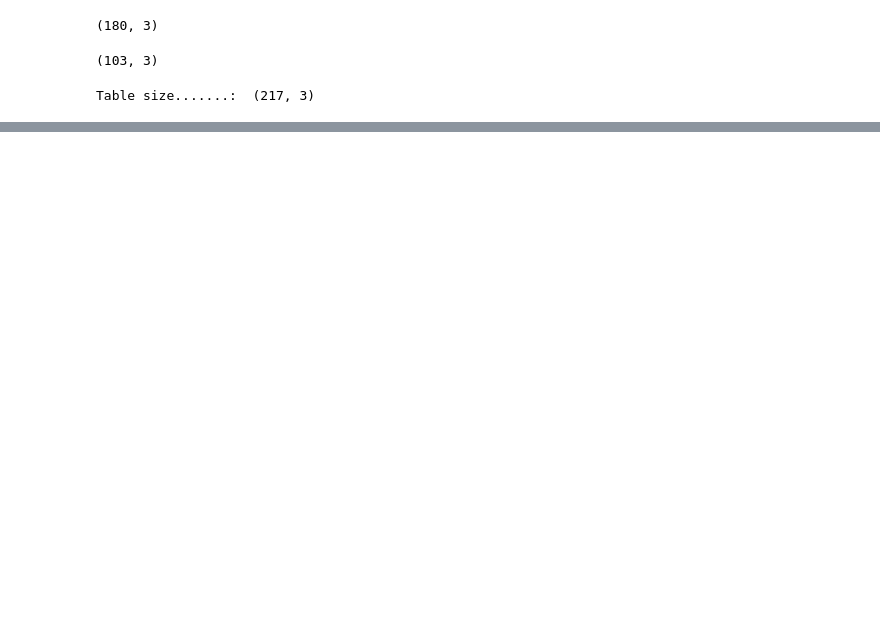
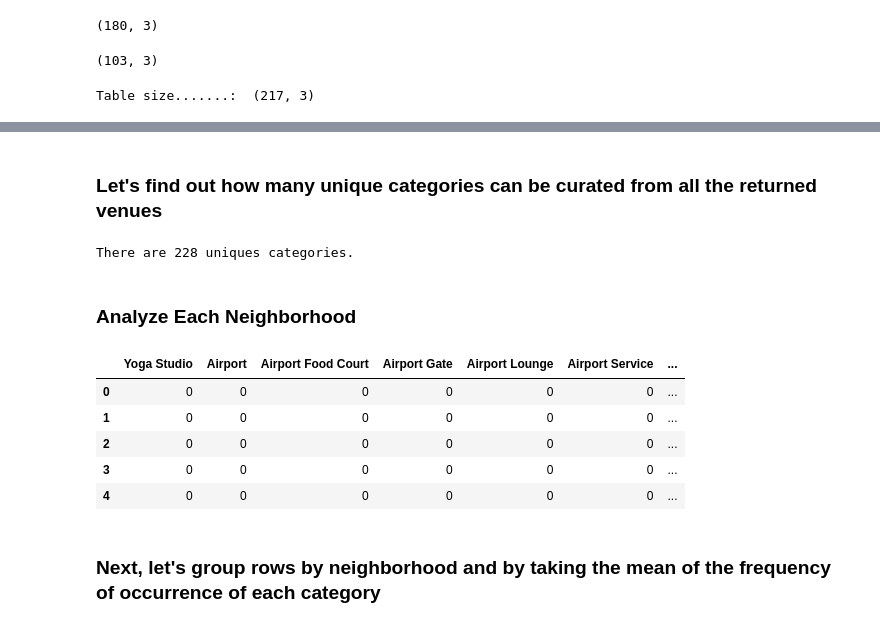
Before and after one commit to cedulopes/Coursera_Capstone, a Jupyter notebook: Segment & Clustering Third.ipynb, the cells around one changed output, grey strips where cells are left out. Saved outputs shown, nothing was run; the diff lists cells and outputs as text; code cells hidden in the pictures; blank space fills up the shorter version.

```diff
--- a/Segment & Clustering Third.ipynb
+++ b/Segment & Clustering Third.ipynb
@@ -113,0 +151,18 @@ else:
+# %%
+# create map of Torotno using latitude and longitude values
+map_toronto = folium.Map(location=[latitude, longitude], zoom_start=11)
+
+# add markers to map
+for lat, lng, label in zip(toronto_data['Latitude'], toronto_data['Longitude'], toronto_data['Neighborhood']):
+    label = folium.Popup(label, parse_html=True)
+    folium.CircleMarker(
+        [lat, lng],
+        radius=5,
+        popup=label,
+        color='blue',
+        fill=True,
+        fill_color='#3186cc',
+        fill_opacity=0.7,
+        parse_html=False).add_to(map_toronto)
+
+map_toronto
@@ -113,0 +173,7 @@ else:
+# %%
+
+CLIENT_ID = 'C5LN4CIJKKDIULV0LXZ50GZDDAIS1DDZOWUM2HBN5KULXE2B' # your Foursquare ID
+CLIENT_SECRET = 'SE3SXQYY5523JIJ4YDLC1QJXEUMWNJ032LJAW5GJCCISPOJU' # your Foursquare Secret
+VERSION = '20180605' # Foursquare API version
+LIMIT = 100 # A default Foursquare API limit value
+radius = 500
@@ -113,0 +222,3 @@ else:
+# %%
+toronto_venues = getNearbyVenues(names=toronto_data['Neighborhood'], latitudes=toronto_data['Latitude'], \
+                                 longitudes=toronto_data['Longitude'])
@@ -113,0 +243,29 @@ else:
+# %% [markdown]
+### Let's find out how many unique categories can be curated from all the returned venues
+# %%
+print('There are {} uniques categories.'.format(len(toronto_venues['Venue Category'].unique())))
+# %% [output]
+There are 228 uniques categories.
+# %% [markdown]
+### Analyze Each Neighborhood
+# %%
+# one hot encoding
+toronto_onehot = pd.get_dummies(toronto_venues[['Venue Category']], prefix="", prefix_sep="")
+
+# add neighborhood column back to dataframe
+toronto_onehot['Neighborhood'] = toronto_venues['Neighborhood']
+
+# move neighborhood column to the first column
+fixed_columns = [toronto_onehot.columns[-1]] + list(toronto_onehot.columns[:-1])
+toronto_onehot = toronto_onehot[fixed_columns]
+
+toronto_onehot.head()
+# %% [output]
+|  | Yoga Studio | Airport | Airport Food Court | Airport Gate | Airport Lounge | Airport Service | ... |
+| 0 | 0 | 0 | 0 | 0 | 0 | 0 | ... |
+| 1 | 0 | 0 | 0 | 0 | 0 | 0 | ... |
+| 2 | 0 | 0 | 0 | 0 | 0 | 0 | ... |
+| 3 | 0 | 0 | 0 | 0 | 0 | 0 | ... |
+| 4 | 0 | 0 | 0 | 0 | 0 | 0 | ... |
+# %% [markdown]
+### Next, let's group rows by neighborhood and by taking the mean of the frequency of occurrence of each category
```
Also changed, not shown: parts of 34 cells of this notebook.
